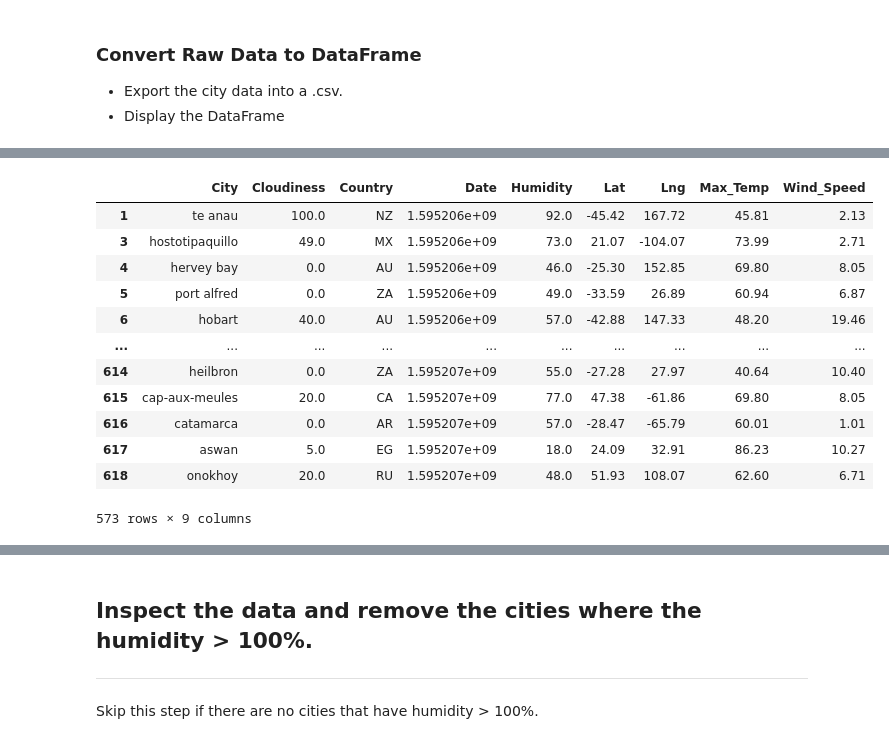
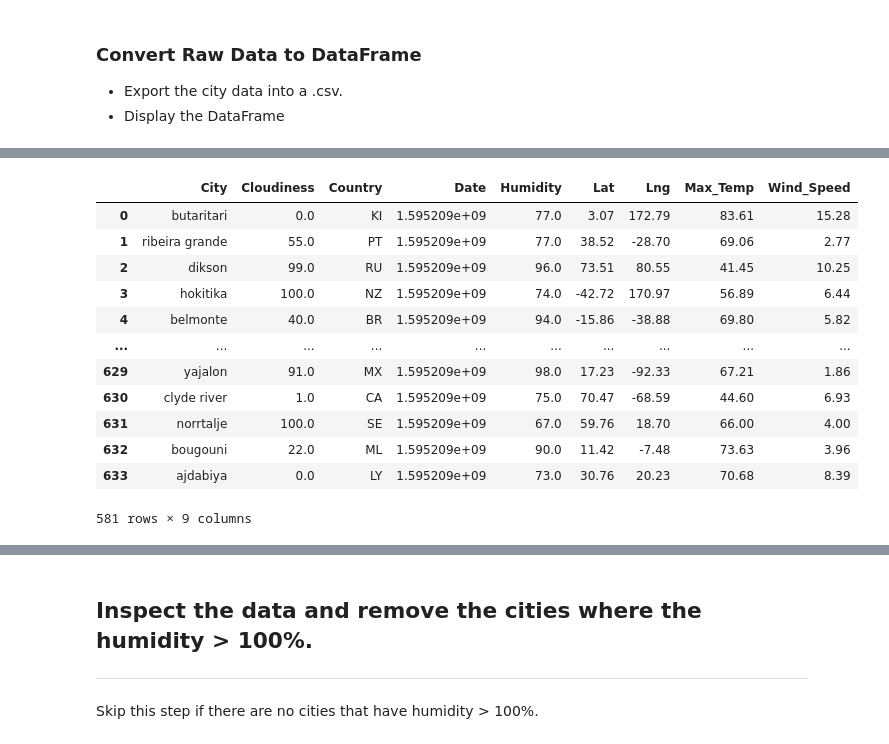
Before and after one commit to liliana-ilut/python-api-challenge, a Jupyter notebook: WeatherPy_VacationPy/WeatherPy.ipynb, the cells around one changed output, grey strips where cells are left out. Cells and saved outputs as stored; diff of their text form; code cells hidden in the pictures.

```diff
--- a/WeatherPy_VacationPy/WeatherPy.ipynb
+++ b/WeatherPy_VacationPy/WeatherPy.ipynb
@@ -204,31 +154,31 @@ cities_df
 # %%
+#Replace the emppty values with Nan=N, then clean the data frame from the NaN values
 nan_value = float("NaN")
 cities_df.replace("", nan_value, inplace = True)
 cities_df.dropna(subset = ["Cloudiness"], inplace = True)
 cities_df.dropna(subset = ["Country"], inplace = True)
-cities_df.dropna(subset = ["Cloudiness"], inplace = True)
 cities_df.dropna(subset = ["Date"], inplace = True)
 cities_df.dropna(subset = ["Humidity"], inplace = True)
 cities_df.dropna(subset = ["Lat"], inplace = True)
 cities_df.dropna(subset = ["Lng"], inplace = True)
 cities_df.dropna(subset = ["Max_Temp"], inplace = True)
 cities_df.dropna(subset = ["Wind_Speed"], inplace = True)
 clean_city_data_df = cities_df
 clean_city_data_df
 # %% [output]
 |  | City | Cloudiness | Country | Date | Humidity | Lat | Lng | Max_Temp | Wind_Speed |
-| 1 | te anau | 100.0 | NZ | 1.595206e+09 | 92.0 | -45.42 | 167.72 | 45.81 | 2.13 |
-| 3 | hostotipaquillo | 49.0 | MX | 1.595206e+09 | 73.0 | 21.07 | -104.07 | 73.99 | 2.71 |
-| 4 | hervey bay | 0.0 | AU | 1.595206e+09 | 46.0 | -25.30 | 152.85 | 69.80 | 8.05 |
-| 5 | port alfred | 0.0 | ZA | 1.595206e+09 | 49.0 | -33.59 | 26.89 | 60.94 | 6.87 |
-| 6 | hobart | 40.0 | AU | 1.595206e+09 | 57.0 | -42.88 | 147.33 | 48.20 | 19.46 |
+| 0 | butaritari | 0.0 | KI | 1.595209e+09 | 77.0 | 3.07 | 172.79 | 83.61 | 15.28 |
+| 1 | ribeira grande | 55.0 | PT | 1.595209e+09 | 77.0 | 38.52 | -28.70 | 69.06 | 2.77 |
+| 2 | dikson | 99.0 | RU | 1.595209e+09 | 96.0 | 73.51 | 80.55 | 41.45 | 10.25 |
+| 3 | hokitika | 100.0 | NZ | 1.595209e+09 | 74.0 | -42.72 | 170.97 | 56.89 | 6.44 |
+| 4 | belmonte | 40.0 | BR | 1.595209e+09 | 94.0 | -15.86 | -38.88 | 69.80 | 5.82 |
 | ... | ... | ... | ... | ... | ... | ... | ... | ... | ... |
-| 614 | heilbron | 0.0 | ZA | 1.595207e+09 | 55.0 | -27.28 | 27.97 | 40.64 | 10.40 |
-| 615 | cap-aux-meules | 20.0 | CA | 1.595207e+09 | 77.0 | 47.38 | -61.86 | 69.80 | 8.05 |
-| 616 | catamarca | 0.0 | AR | 1.595207e+09 | 57.0 | -28.47 | -65.79 | 60.01 | 1.01 |
-| 617 | aswan | 5.0 | EG | 1.595207e+09 | 18.0 | 24.09 | 32.91 | 86.23 | 10.27 |
-| 618 | onokhoy | 20.0 | RU | 1.595207e+09 | 48.0 | 51.93 | 108.07 | 62.60 | 6.71 |
+| 629 | yajalon | 91.0 | MX | 1.595209e+09 | 98.0 | 17.23 | -92.33 | 67.21 | 1.86 |
+| 630 | clyde river | 1.0 | CA | 1.595209e+09 | 75.0 | 70.47 | -68.59 | 44.60 | 6.93 |
+| 631 | norrtalje | 100.0 | SE | 1.595209e+09 | 67.0 | 59.76 | 18.70 | 66.00 | 4.00 |
+| 632 | bougouni | 22.0 | ML | 1.595209e+09 | 90.0 | 11.42 | -7.48 | 73.63 | 3.96 |
+| 633 | ajdabiya | 0.0 | LY | 1.595209e+09 | 73.0 | 30.76 | 20.23 | 70.68 | 8.39 |
-573 rows × 9 columns
+581 rows × 9 columns
 # %%
 clean_city_data_df.count()
 # %% [output]
```
Also changed, not shown: parts of 22 cells of this notebook, 2 other files.
